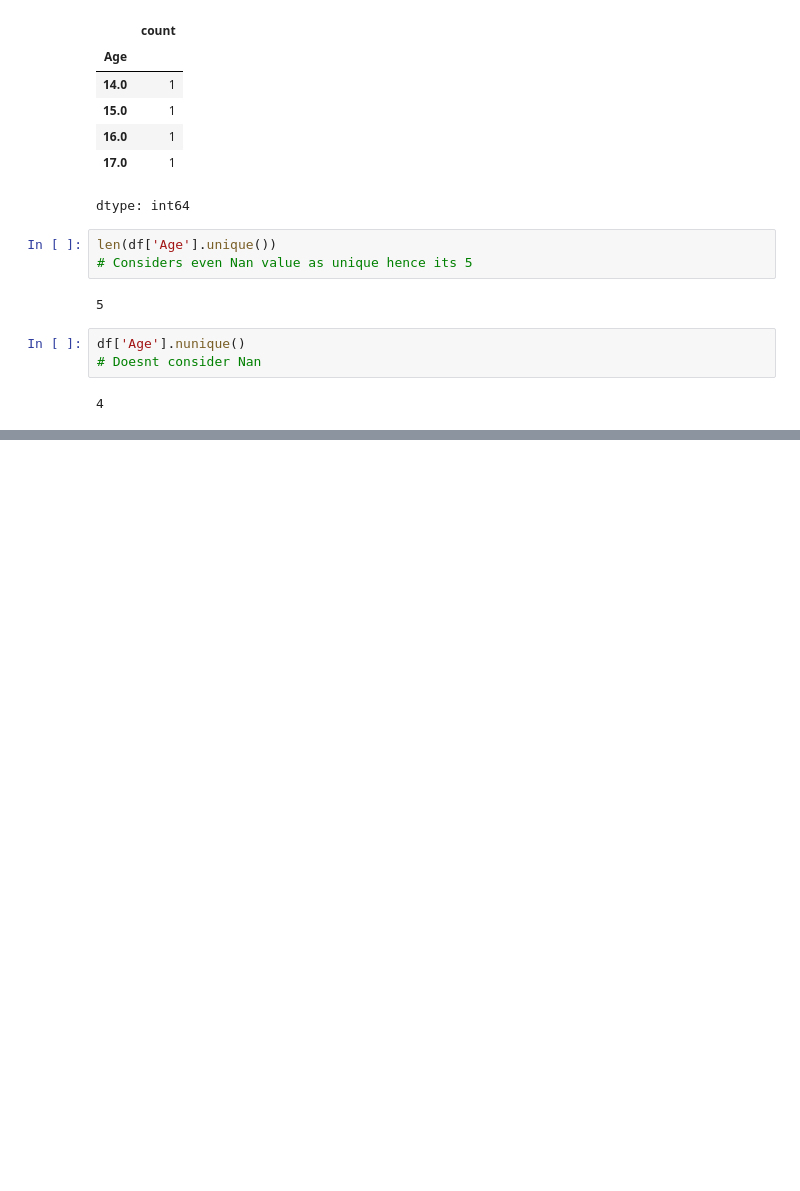
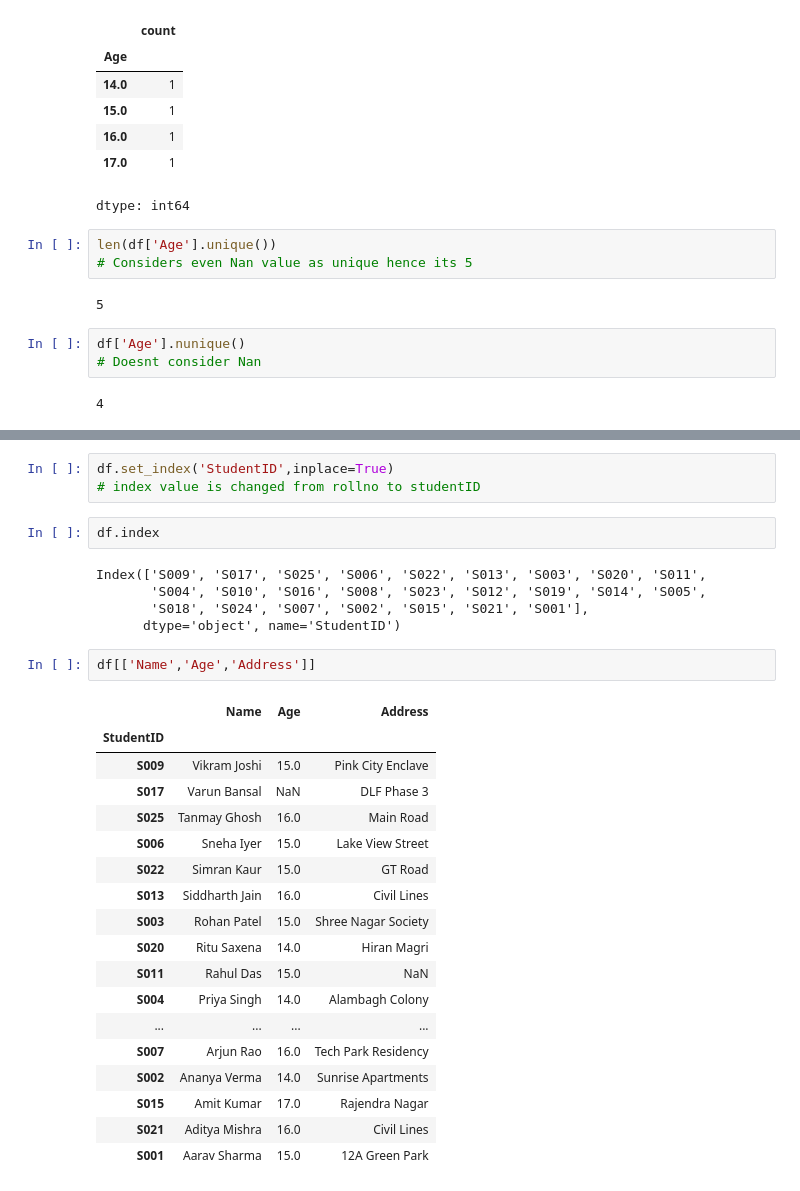
Before and after one commit to NehaSrinivas98/MachineLearningCourse, a Jupyter notebook: pandasNumpy.ipynb, the cells around one changed output, grey strips where cells are left out. Cells and saved outputs as stored; diff of their text form; blank space fills up the shorter version.

```diff
--- a/pandasNumpy.ipynb
+++ b/pandasNumpy.ipynb
@@ -959,0 +1009,31 @@ df['Age'].nunique()
+# %%
+df.set_index('StudentID',inplace=True)
+# index value is changed from rollno to studentID
+# %%
+df.index
+# %% [output]
+Index(['S009', 'S017', 'S025', 'S006', 'S022', 'S013', 'S003', 'S020', 'S011',
+       'S004', 'S010', 'S016', 'S008', 'S023', 'S012', 'S019', 'S014', 'S005',
+       'S018', 'S024', 'S007', 'S002', 'S015', 'S021', 'S001'],
+      dtype='object', name='StudentID')
+# %%
+df[['Name','Age','Address']]
+# %% [output]
+|  | Name | Age | Address |
+| StudentID |  |  |  |
+| S009 | Vikram Joshi | 15.0 | Pink City Enclave |
+| S017 | Varun Bansal | NaN | DLF Phase 3 |
+| S025 | Tanmay Ghosh | 16.0 | Main Road |
+| S006 | Sneha Iyer | 15.0 | Lake View Street |
+| S022 | Simran Kaur | 15.0 | GT Road |
+| S013 | Siddharth Jain | 16.0 | Civil Lines |
+| S003 | Rohan Patel | 15.0 | Shree Nagar Society |
+| S020 | Ritu Saxena | 14.0 | Hiran Magri |
+| S011 | Rahul Das | 15.0 | NaN |
+| S004 | Priya Singh | 14.0 | Alambagh Colony |
+| ... | ... | ... | ... |
+| S007 | Arjun Rao | 16.0 | Tech Park Residency |
+| S002 | Ananya Verma | 14.0 | Sunrise Apartments |
+| S015 | Amit Kumar | 17.0 | Rajendra Nagar |
+| S021 | Aditya Mishra | 16.0 | Civil Lines |
+| S001 | Aarav Sharma | 15.0 | 12A Green Park |
```
Also changed, not shown: parts of 10 cells of this notebook.
